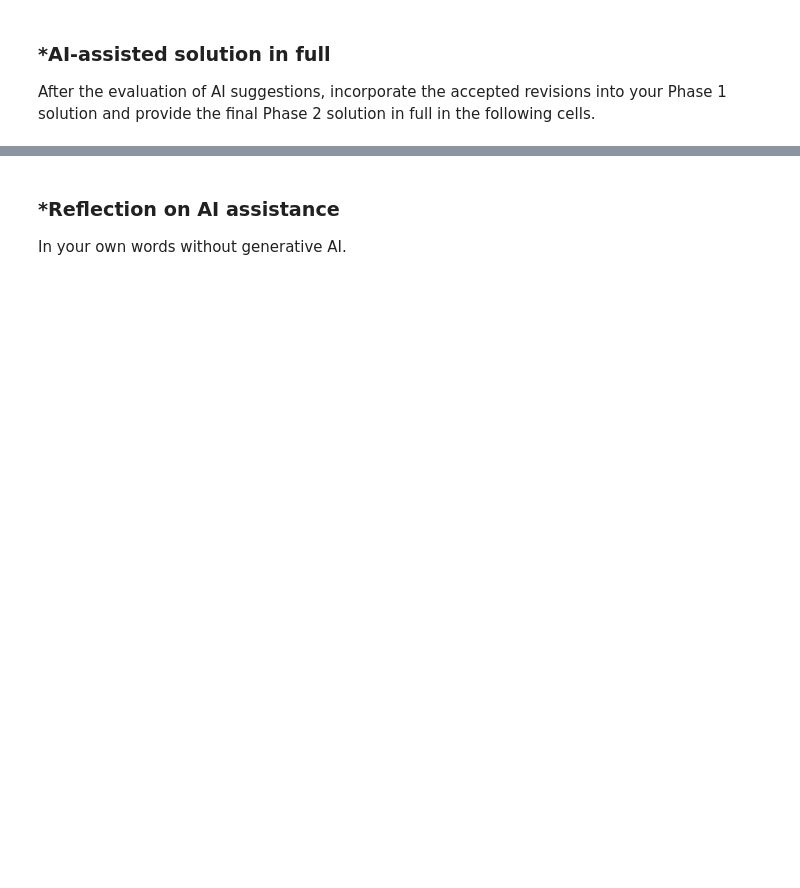
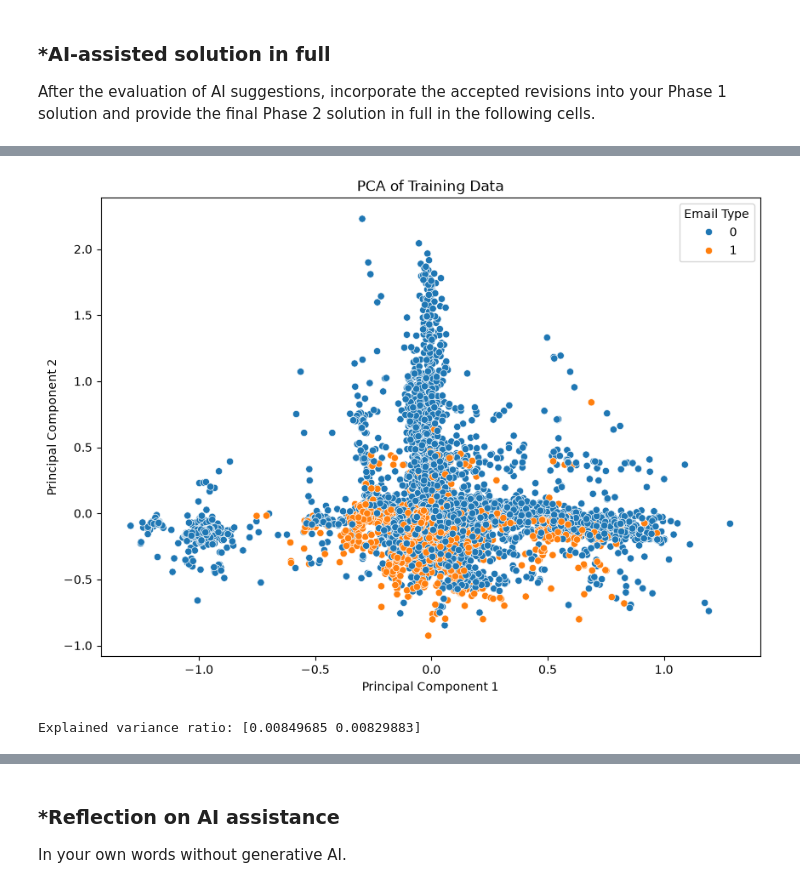
Before and after one commit to CodyChhea1/A05-pca, a Jupyter notebook: notebook.ipynb, the cells around one changed output, grey strips where cells are left out. Cells and saved outputs as stored; diff of their text form; code cells hidden in the pictures; blank space fills up the shorter version.

```diff
--- a/notebook.ipynb
+++ b/notebook.ipynb
@@ -244,0 +359,19 @@ After the evaluation of AI suggestions, incorporate the accepted revisions into
+# %%
+import matplotlib.pyplot as plt
+import seaborn as sns
+from sklearn.decomposition import PCA
+
+pca = PCA(n_components=2)
+X_pca = pca.fit_transform(X_train)
+
+plt.figure(figsize=(10, 7))
+sns.scatterplot(x=X_pca[:, 0], y=X_pca[:, 1], hue=y_train)
+plt.title("PCA of Training Data")
+plt.xlabel("Principal Component 1")
+plt.ylabel("Principal Component 2")
+plt.show()
+
+print("Explained variance ratio:", pca.explained_variance_ratio_)
+# %% [output]
+[figure, added]
+Explained variance ratio: [0.00849685 0.00829883]
```
Also changed, not shown: parts of 34 cells of this notebook.
